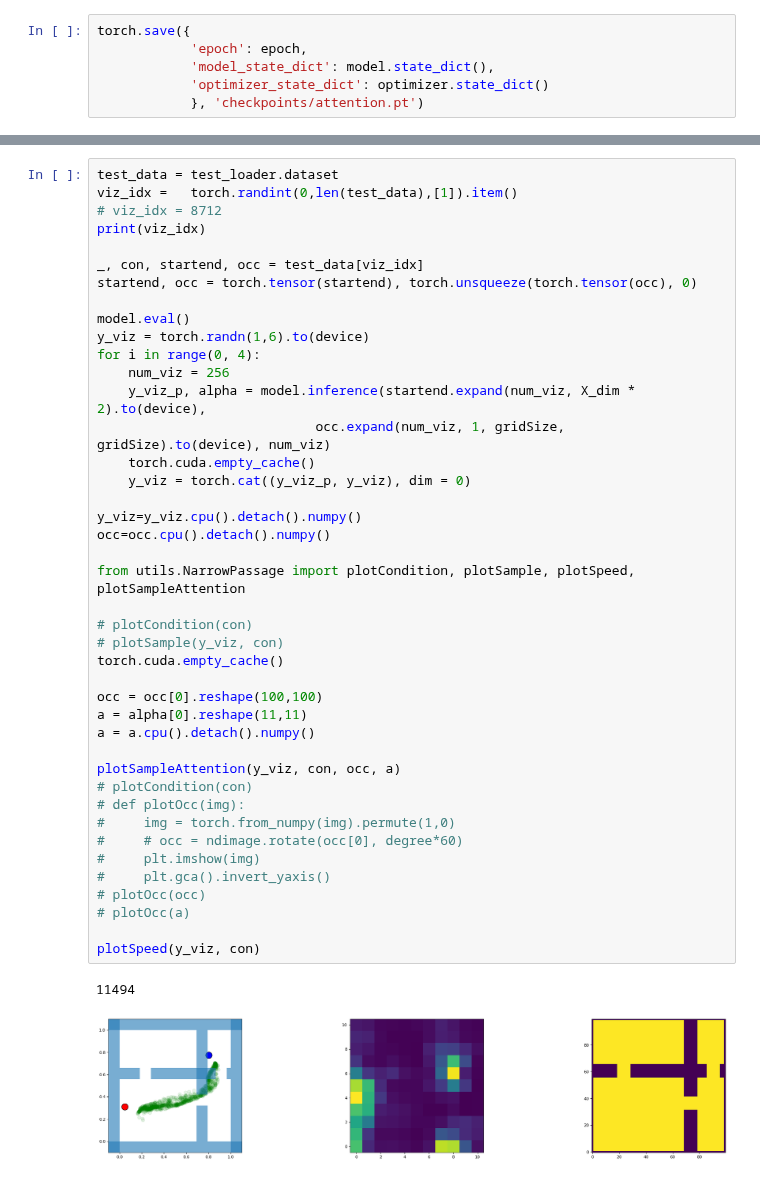
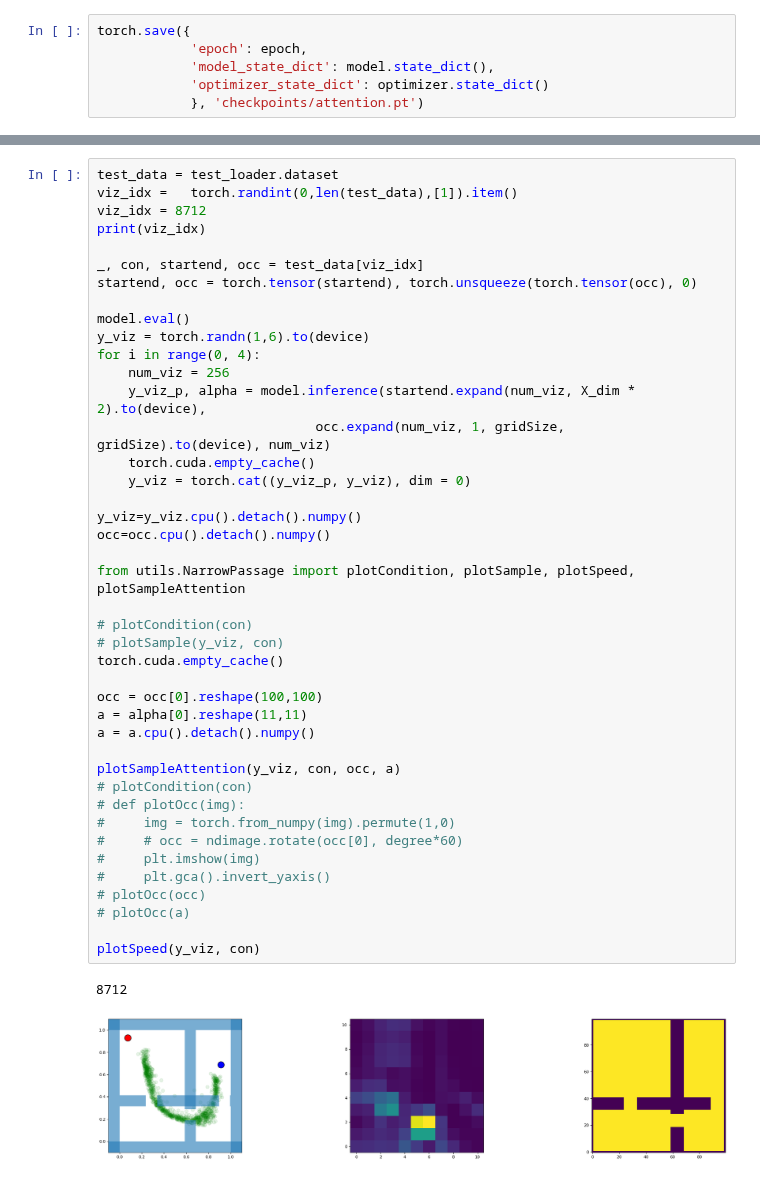
Before and after one commit to KarlRong/VAE-Motion-Planning, a Jupyter notebook: attentionVae.ipynb, the cells around one changed output, grey strips where cells are left out. Cells and saved outputs as stored; diff of their text form.

```diff
--- a/attentionVae.ipynb
+++ b/attentionVae.ipynb
@@ -361,7 +350,7 @@ AttentionVAE(
 # %%
 test_data = test_loader.dataset
 viz_idx =   torch.randint(0,len(test_data),[1]).item()
-# viz_idx = 8712
+viz_idx = 8712
 print(viz_idx)
 
 _, con, startend, occ = test_data[viz_idx]
@@ -374,32 +363,32 @@ for i in range(0, 4):
     y_viz_p, alpha = model.inference(startend.expand(num_viz, X_dim * 2).to(device),
                             occ.expand(num_viz, 1, gridSize, gridSize).to(device), num_viz)
     torch.cuda.empty_cache()
     y_viz = torch.cat((y_viz_p, y_viz), dim = 0)
 
 y_viz=y_viz.cpu().detach().numpy()
 occ=occ.cpu().detach().numpy()
 
 from utils.NarrowPassage import plotCondition, plotSample, plotSpeed, plotSampleAttention
 
 # plotCondition(con)
 # plotSample(y_viz, con)
 torch.cuda.empty_cache()
 
 occ = occ[0].reshape(100,100)
 a = alpha[0].reshape(11,11)
 a = a.cpu().detach().numpy()
 
 plotSampleAttention(y_viz, con, occ, a)
 # plotCondition(con)
 # def plotOcc(img):
 #     img = torch.from_numpy(img).permute(1,0)
 #     # occ = ndimage.rotate(occ[0], degree*60)
 #     plt.imshow(img)
 #     plt.gca().invert_yaxis()
 # plotOcc(occ)
 # plotOcc(a)
 
 plotSpeed(y_viz, con)
 # %% [output]
-11494
+8712
-[figure, old version]
+[figure, new version]
```
Also changed, not shown: parts of 5 cells of this notebook, 7 other files.
